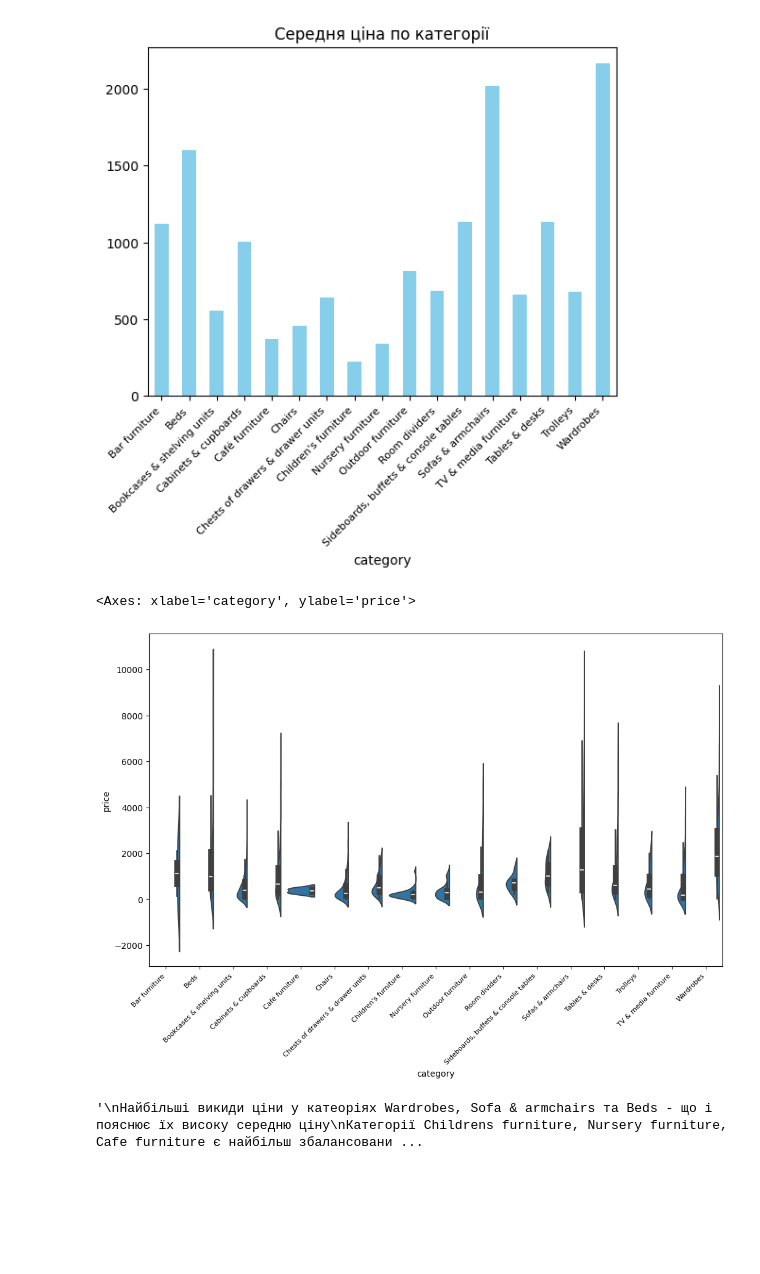
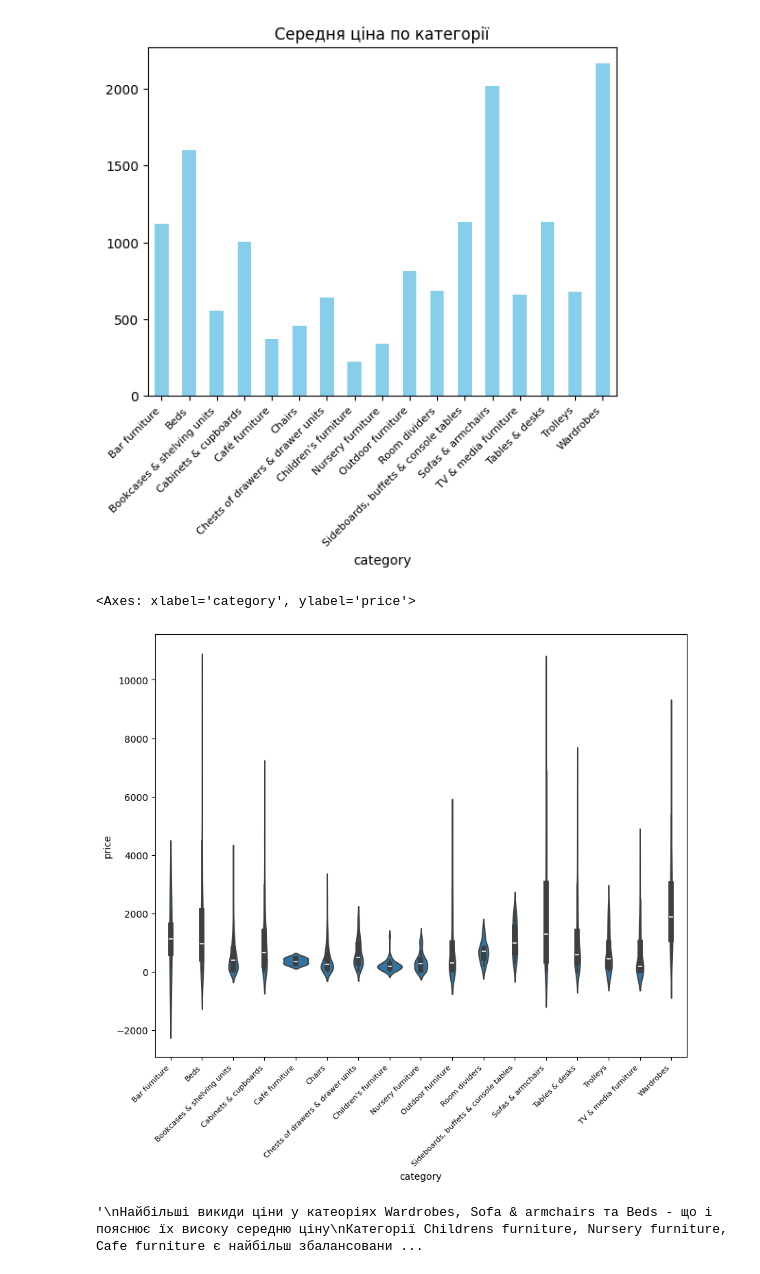
Before and after one commit to Illia061/StepProject, a Jupyter notebook: StepProject.ipynb, the cells around one changed output. Drawn from its saved outputs; the diff is of its cells as text; code cells hidden in the pictures; blank space fills up the shorter version.

```diff
--- a/StepProject.ipynb
+++ b/StepProject.ipynb
@@ -259,12 +260,12 @@ plt.show()
 # %% [output]
 [figure]
 # %%
-plt.figure(figsize=(12,7))
+plt.subplots(figsize = (10,8))
 plt.xticks(rotation=45, ha="right", fontsize=8)
-sns.violinplot(data= data, x = 'category', y = 'price', split = True)
+sns.violinplot(data= data, x = 'category', y = 'price')
 # %% [output]
 <Axes: xlabel='category', ylabel='price'>
-[figure, old version]
+[figure, new version]
 # %%
 '''
 Найбільші викиди ціни у катеоріях Wardrobes, Sofa & armchairs та Beds - що і пояснює їх високу середню ціну
```
Also changed, not shown: parts of 29 cells of this notebook.
